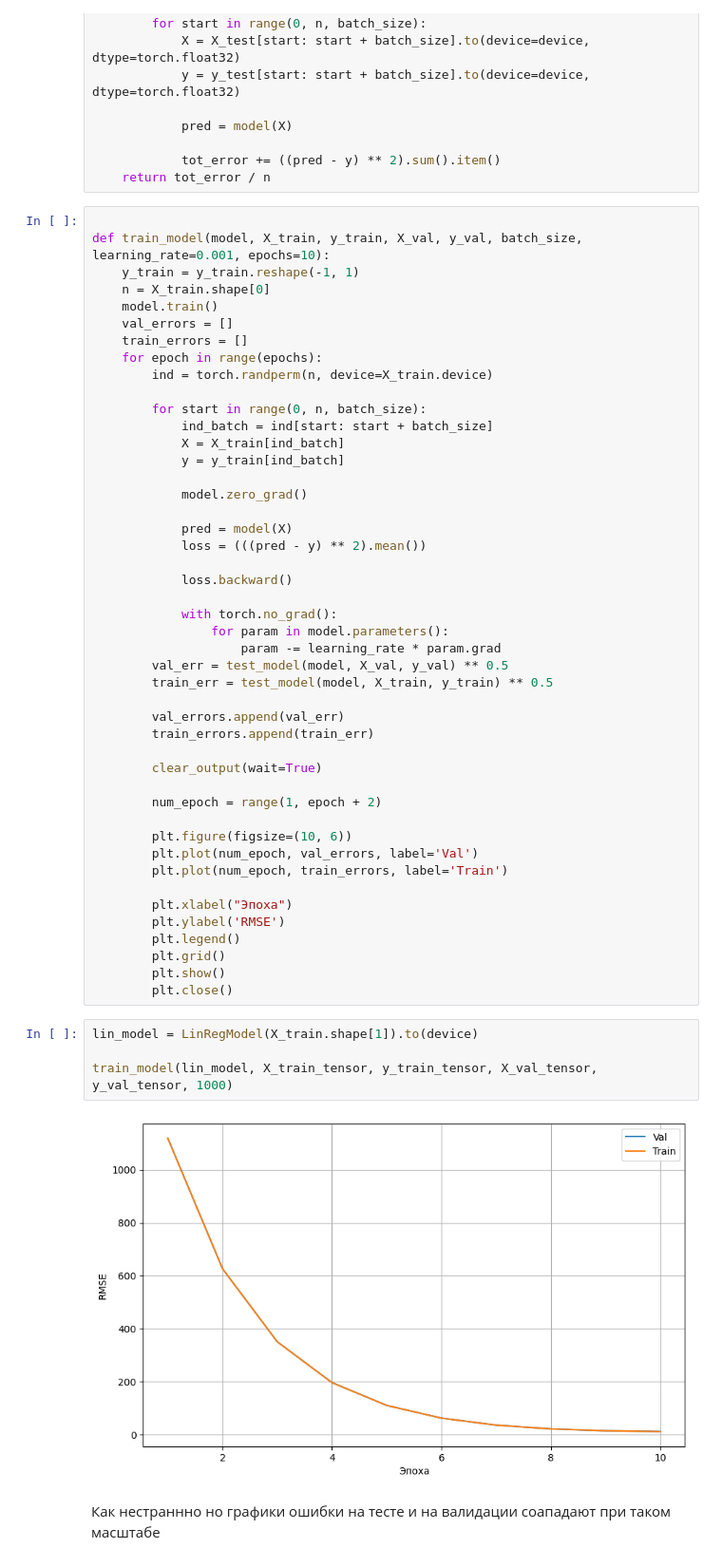
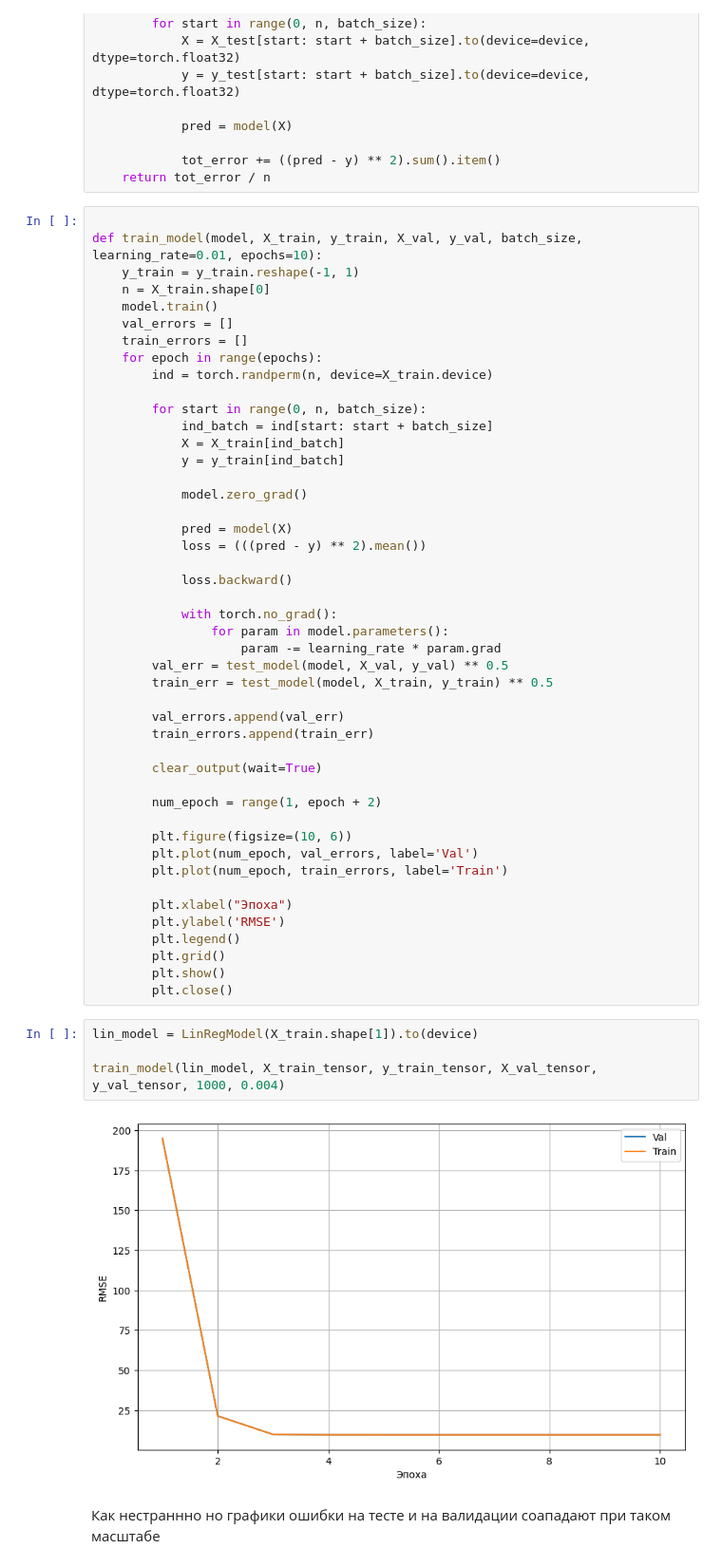
Before and after one commit to Aleksander-23443/iad_dl, a Jupyter notebook: dz1_iad/homework_01.ipynb, the cells around one changed output. Shown at 95% size. Saved outputs shown, nothing was run; the diff lists cells and outputs as text.

```diff
--- a/dz1_iad/homework_01.ipynb
+++ b/dz1_iad/homework_01.ipynb
@@ -278,7 +278,7 @@ def test_model(model, X_test, y_test, batch_size=300):
     return tot_error / n
 # %%
 
-def train_model(model, X_train, y_train, X_val, y_val, batch_size, learning_rate=0.001, epochs=10):
+def train_model(model, X_train, y_train, X_val, y_val, batch_size, learning_rate=0.01, epochs=10):
     y_train = y_train.reshape(-1, 1)
     n = X_train.shape[0]
     model.train()
@@ -325,9 +325,9 @@ def train_model(model, X_train, y_train, X_val, y_val, batch_size, learning_rate
 # %%
 lin_model = LinRegModel(X_train.shape[1]).to(device)
 
-train_model(lin_model, X_train_tensor, y_train_tensor, X_val_tensor, y_val_tensor, 1000)
+train_model(lin_model, X_train_tensor, y_train_tensor, X_val_tensor, y_val_tensor, 1000, 0.004)
 # %% [output]
-[figure, old version]
+[figure, new version]
 # %% [markdown]
 Как нестраннно но графики ошибки на тесте и на валидации соападают при таком масштабе
 # %%
```
Also changed, not shown: parts of 13 cells of this notebook.
